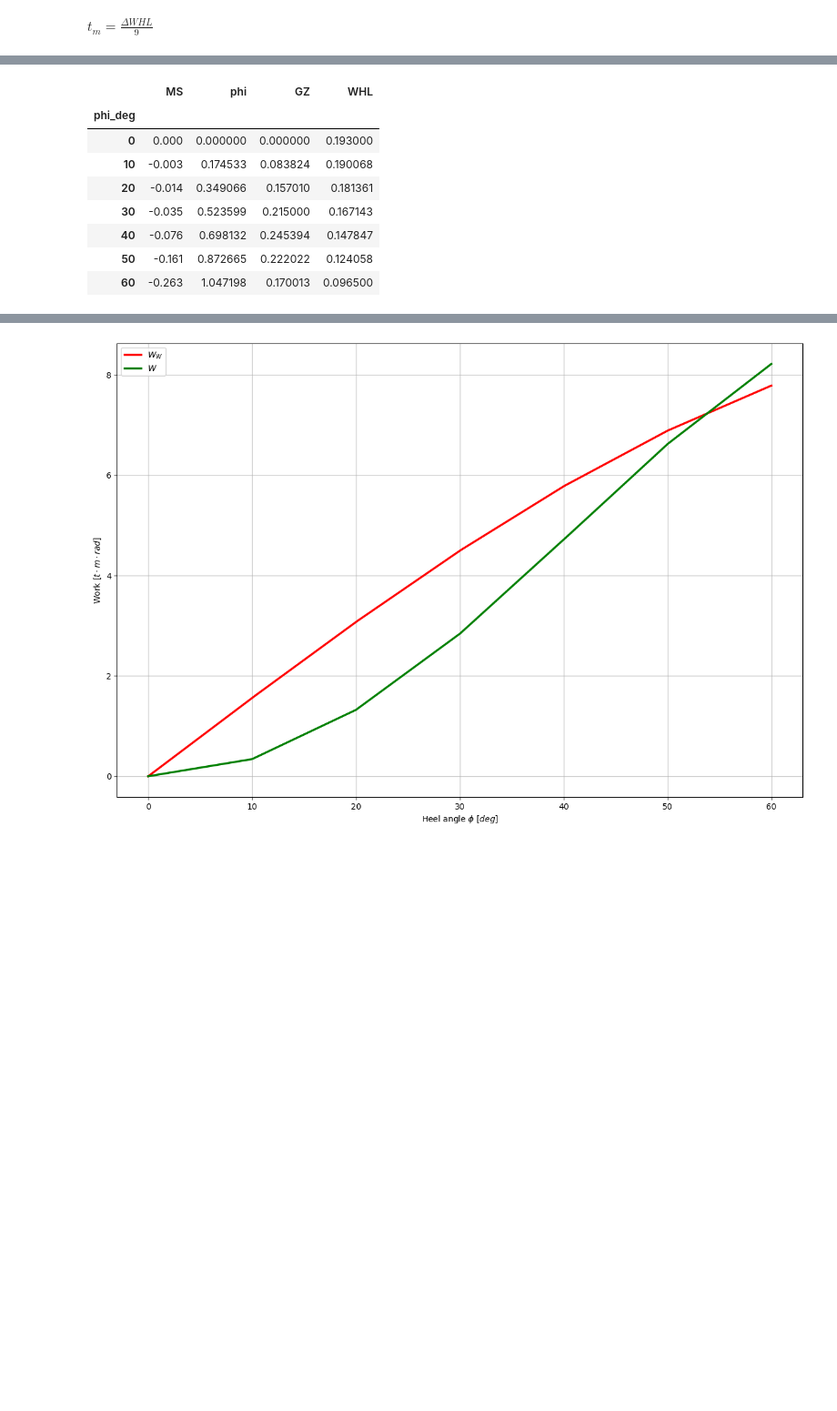
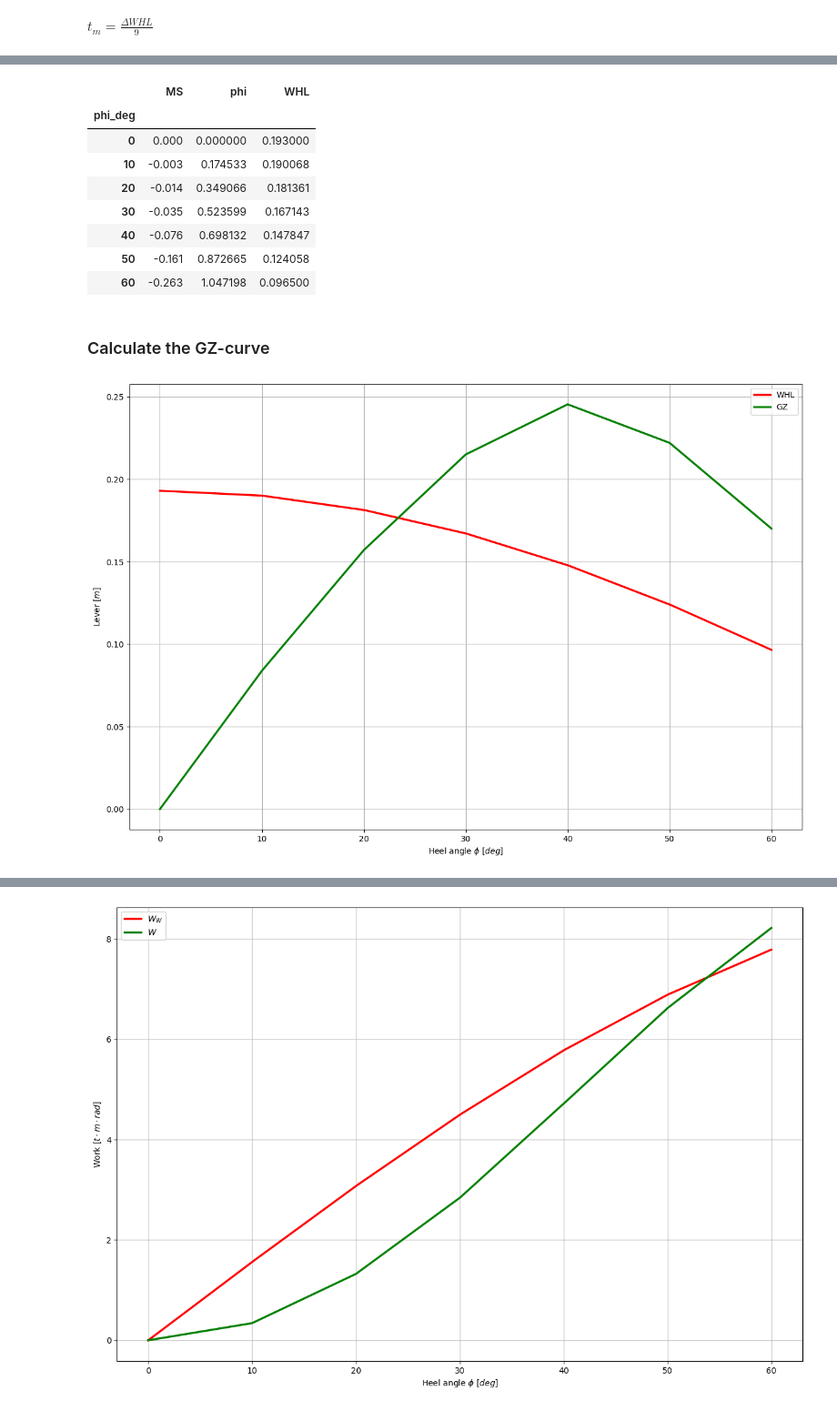
Before and after one commit to martinlarsalbert/MMS185-Stability-and-design-basis-for-marine-structures, a Jupyter notebook: tutorial4/06.02_sailingyacht_in_a_gust.ipynb, the cells around one changed output, grey strips where cells are left out. Shown: that part at 91% size. Cells and saved outputs as stored; diff of their text form; code cells hidden in the pictures; blank space fills up the shorter version.

```diff
--- a/tutorial4/06.02_sailingyacht_in_a_gust.ipynb
+++ b/tutorial4/06.02_sailingyacht_in_a_gust.ipynb
@@ -45,18 +46,19 @@ df = pd.DataFrame()
 df['phi_deg'] = [0, 10,20,30,40,50,60]
 df['MS'] = np.array([0, -3, -14, -35, -76, -161, -263,])/1000  # [m]
 df['phi']=np.deg2rad(df['phi_deg'])
-df['GZ'] = df['MS'] + meta_data['GM']*sin(df['phi'])
 df.set_index('phi_deg',inplace=True)
 
 df['WHL'] = run(lambdify(eq_WHL), df, **meta_data)
 df
 # %% [output]
-|  | MS | phi | GZ | WHL |
-| phi_deg |  |  |  |  |
-| 0 | 0.000 | 0.000000 | 0.000000 | 0.193000 |
-| 10 | -0.003 | 0.174533 | 0.083824 | 0.190068 |
-| 20 | -0.014 | 0.349066 | 0.157010 | 0.181361 |
-| 30 | -0.035 | 0.523599 | 0.215000 | 0.167143 |
-| 40 | -0.076 | 0.698132 | 0.245394 | 0.147847 |
-| 50 | -0.161 | 0.872665 | 0.222022 | 0.124058 |
-| 60 | -0.263 | 1.047198 | 0.170013 | 0.096500 |
+|  | MS | phi | WHL |
+| phi_deg |  |  |  |
+| 0 | 0.000 | 0.000000 | 0.193000 |
+| 10 | -0.003 | 0.174533 | 0.190068 |
+| 20 | -0.014 | 0.349066 | 0.181361 |
+| 30 | -0.035 | 0.523599 | 0.167143 |
+| 40 | -0.076 | 0.698132 | 0.147847 |
+| 50 | -0.161 | 0.872665 | 0.124058 |
+| 60 | -0.263 | 1.047198 | 0.096500 |
+# %% [markdown]
+### Calculate the GZ-curve
@@ -63,3 +70,13 @@ df
+# %%
+df_plot = interpolate(df=df)
+fig,ax=plt.subplots()
+df_plot.plot(y=['WHL','GZ'],color=['r','g'], lw=2.5, ax=ax)
+
+ax.grid(True)
+ax.set_xlabel(f"Heel angle $\phi$ $[deg]$")
+ax.set_ylabel(f"Lever $[m]$");
+# %% [output]
+[figure, added]
 # %%
 df_plot = interpolate(df=df)
 fig,ax=plt.subplots()
```
Also changed, not shown: parts of 12 cells of this notebook, 7 other files.
